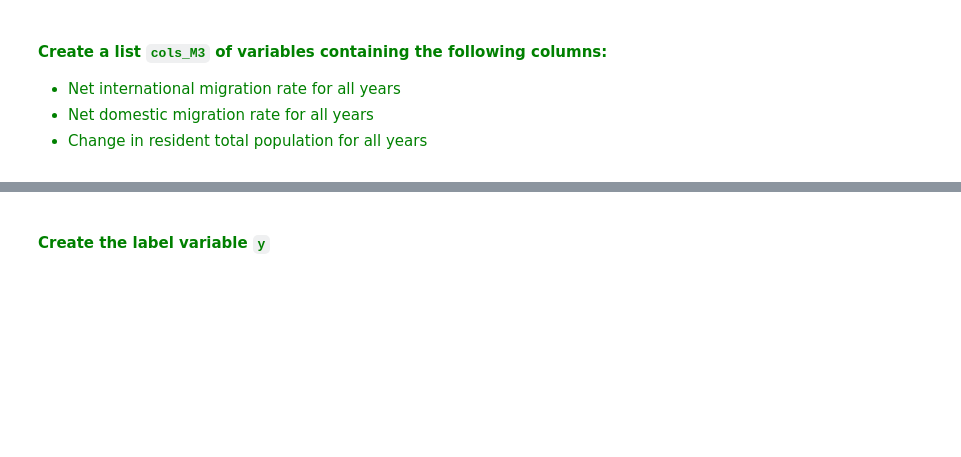
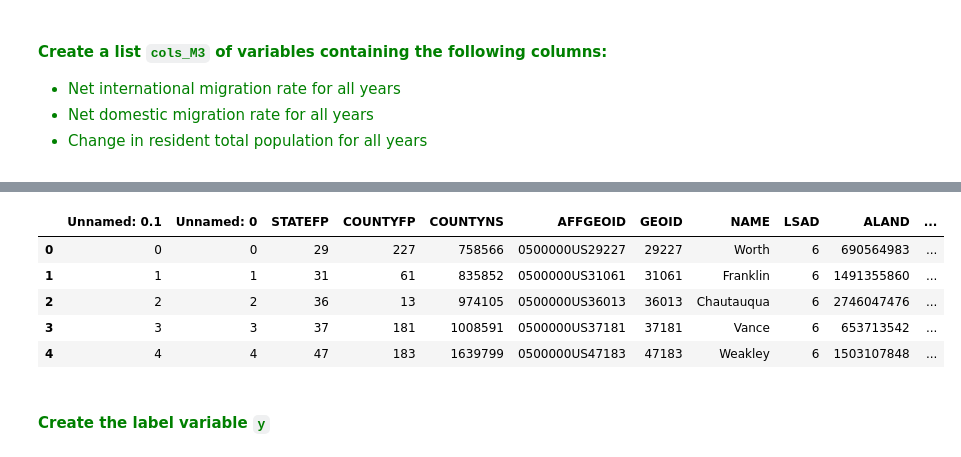
Before and after one commit to Ines-FagnanPolis/class-ressources, a Jupyter notebook: Homeworks/PS3-ML-final_version.ipynb, the cells around one changed output, grey strips where cells are left out. Saved outputs shown, nothing was run; the diff lists cells and outputs as text; code cells hidden in the pictures; blank space fills up the shorter version.

```diff
--- a/Homeworks/PS3-ML-final_version.ipynb
+++ b/Homeworks/PS3-ML-final_version.ipynb
@@ -72,0 +84,13 @@ cols_M2 = cols_M1 + ['PCTPOVALL_2019', # Estimated percent of people of all ages
+# %%
+votes_us['Net_international_migration_rate_for_all_years'] = votes_us[[f'R_INTERNATIONAL_MIG_{year}' for year in range(2011, 2019)]].mean(axis=1)
+votes_us['Net_domestic_migration_rate_for_all_years'] = votes_us[[f'R_DOMESTIC_MIG_{year}' for year in range(2011, 2019)]].mean(axis=1)
+votes_us['Change_in_resident_total_population_for_all_years'] = votes_us[[f'N_POP_CHG_{year}' for year in range(2010, 2019)]].mean(axis=1)
+# %%
+votes_us.head()
+# %% [output]
+|  | Unnamed: 0.1 | Unnamed: 0 | STATEFP | COUNTYFP | COUNTYNS | AFFGEOID | GEOID | NAME | LSAD | ALAND | ... |
+| 0 | 0 | 0 | 29 | 227 | 758566 | 0500000US29227 | 29227 | Worth | 6 | 690564983 | ... |
+| 1 | 1 | 1 | 31 | 61 | 835852 | 0500000US31061 | 31061 | Franklin | 6 | 1491355860 | ... |
+| 2 | 2 | 2 | 36 | 13 | 974105 | 0500000US36013 | 36013 | Chautauqua | 6 | 2746047476 | ... |
+| 3 | 3 | 3 | 37 | 181 | 1008591 | 0500000US37181 | 37181 | Vance | 6 | 653713542 | ... |
+| 4 | 4 | 4 | 47 | 183 | 1639799 | 0500000US47183 | 47183 | Weakley | 6 | 1503107848 | ... |
```
Also changed, not shown: parts of 33 cells of this notebook.
